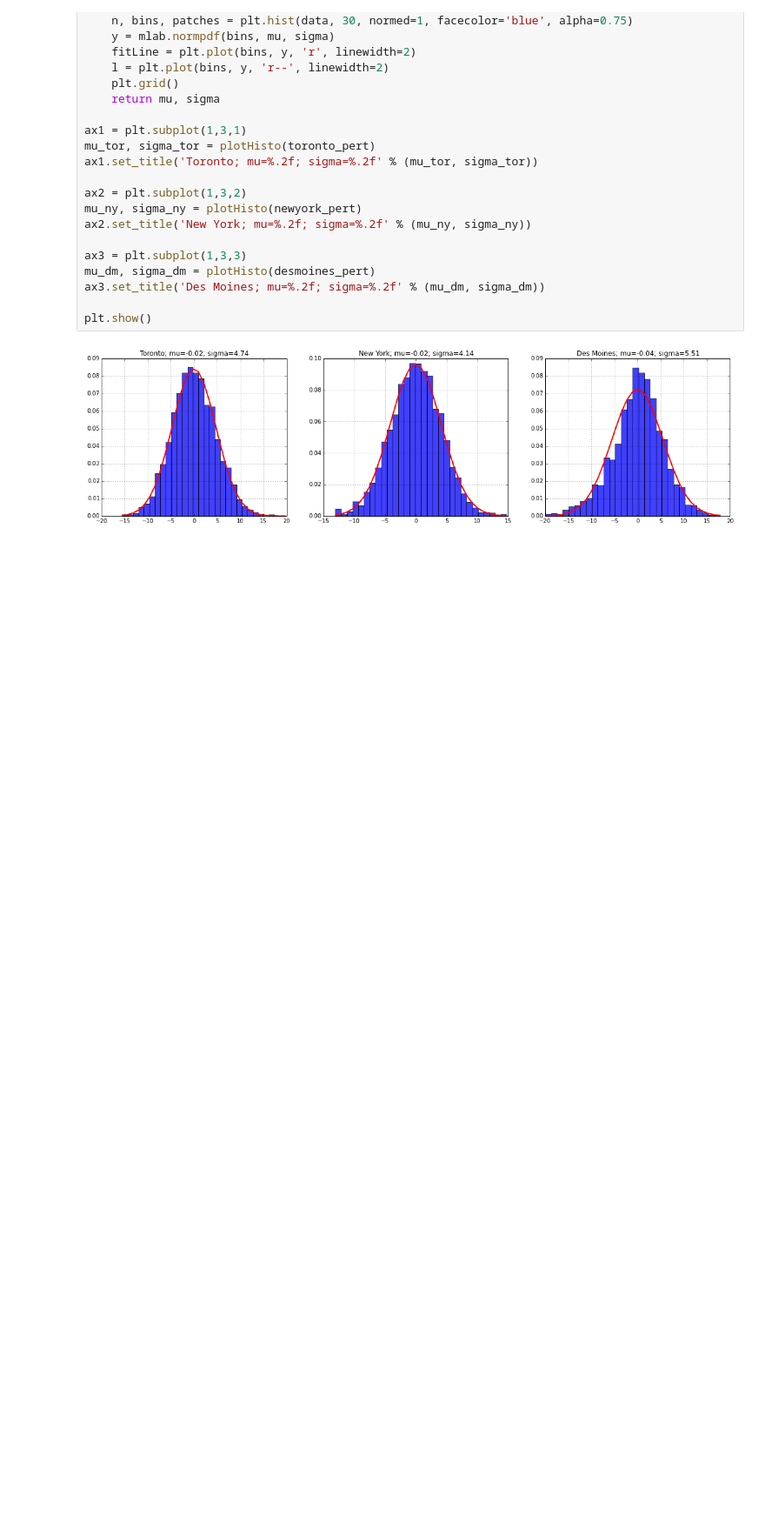
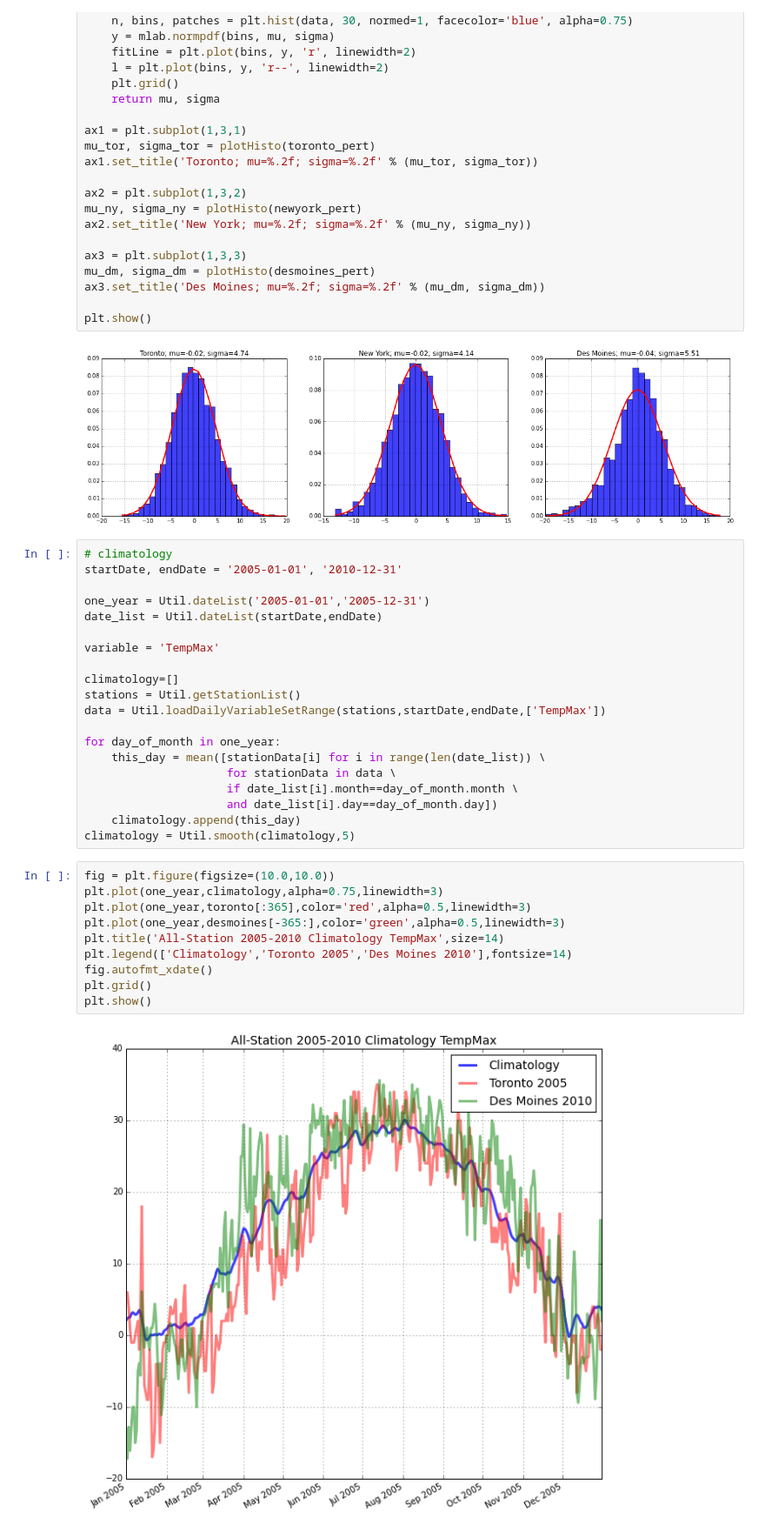
Before and after one commit to majorgowan/wpwp, a Jupyter notebook: Notebooks/wU_Smooth_and_pert.ipynb, the cells around one changed output. Shown at 87% size. Drawn from its saved outputs; the diff is of its cells as text; blank space fills up the shorter version.

Commit message:
playing with Climatology

```diff
--- a/Notebooks/wU_Smooth_and_pert.ipynb
+++ b/Notebooks/wU_Smooth_and_pert.ipynb
@@ -80,3 +94,35 @@ ax3.set_title('Des Moines; mu=%.2f; sigma=%.2f' % (mu_dm, sigma_dm))
 plt.show()
 # %% [output]
 [figure]
+# %%
+# climatology
+startDate, endDate = '2005-01-01', '2010-12-31'
+
+one_year = Util.dateList('2005-01-01','2005-12-31')
+date_list = Util.dateList(startDate,endDate)
+
+variable = 'TempMax'
+
+climatology=[]
+stations = Util.getStationList()
+data = Util.loadDailyVariableSetRange(stations,startDate,endDate,['TempMax'])
+
+for day_of_month in one_year:
+    this_day = mean([stationData[i] for i in range(len(date_list)) \
+                     for stationData in data \
+                     if date_list[i].month==day_of_month.month \
+                     and date_list[i].day==day_of_month.day])
+    climatology.append(this_day)
+climatology = Util.smooth(climatology,5)
+# %%
+fig = plt.figure(figsize=(10.0,10.0))
+plt.plot(one_year,climatology,alpha=0.75,linewidth=3)
+plt.plot(one_year,toronto[:365],color='red',alpha=0.5,linewidth=3)
+plt.plot(one_year,desmoines[-365:],color='green',alpha=0.5,linewidth=3)
+plt.title('All-Station 2005-2010 Climatology TempMax',size=14)
+plt.legend(['Climatology','Toronto 2005','Des Moines 2010'],fontsize=14)
+fig.autofmt_xdate()
+plt.grid()
+plt.show()
+# %% [output]
+[figure, added]
```
Also changed, not shown: parts of 8 cells of this notebook, 2 other files.
